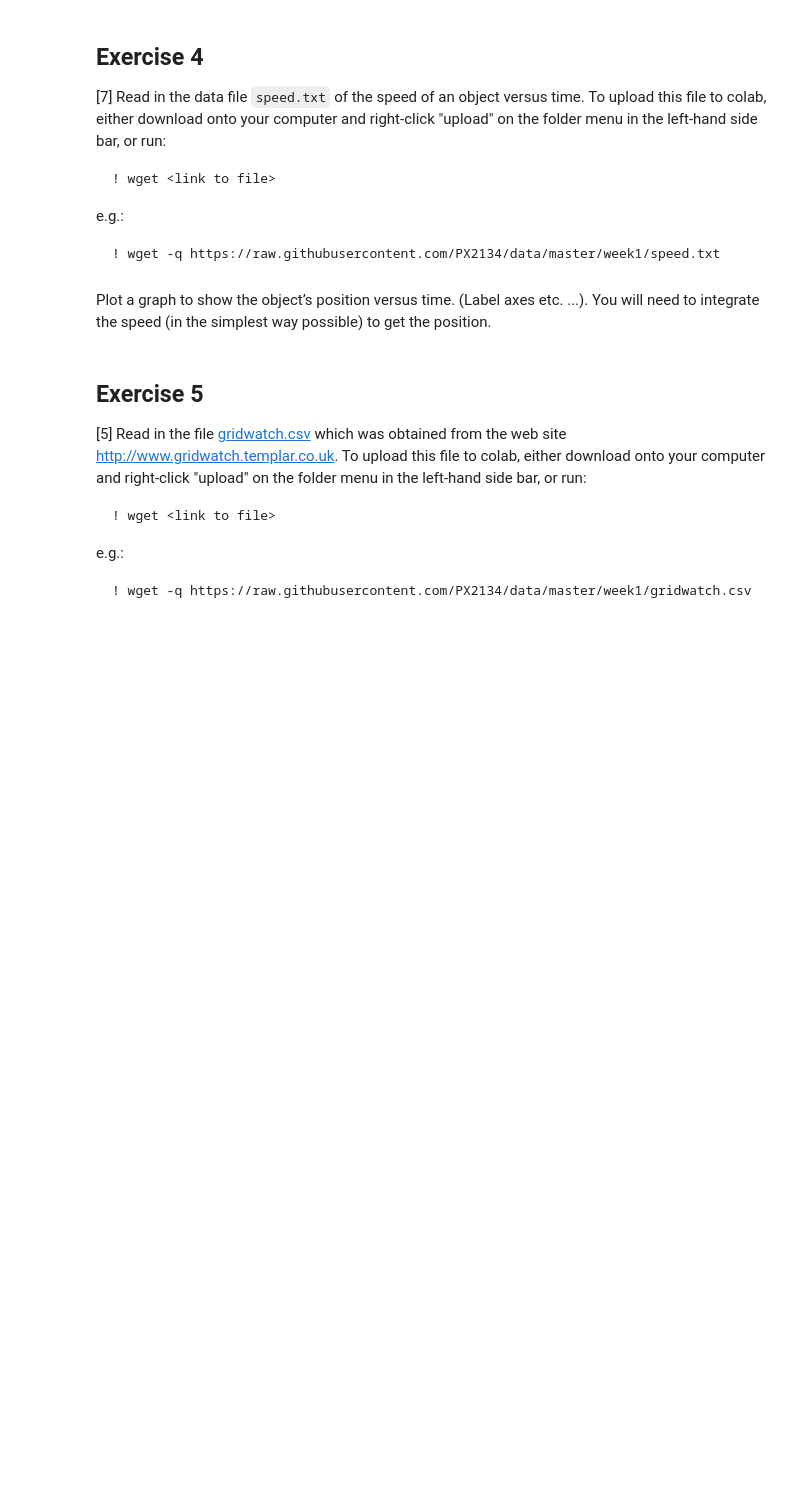
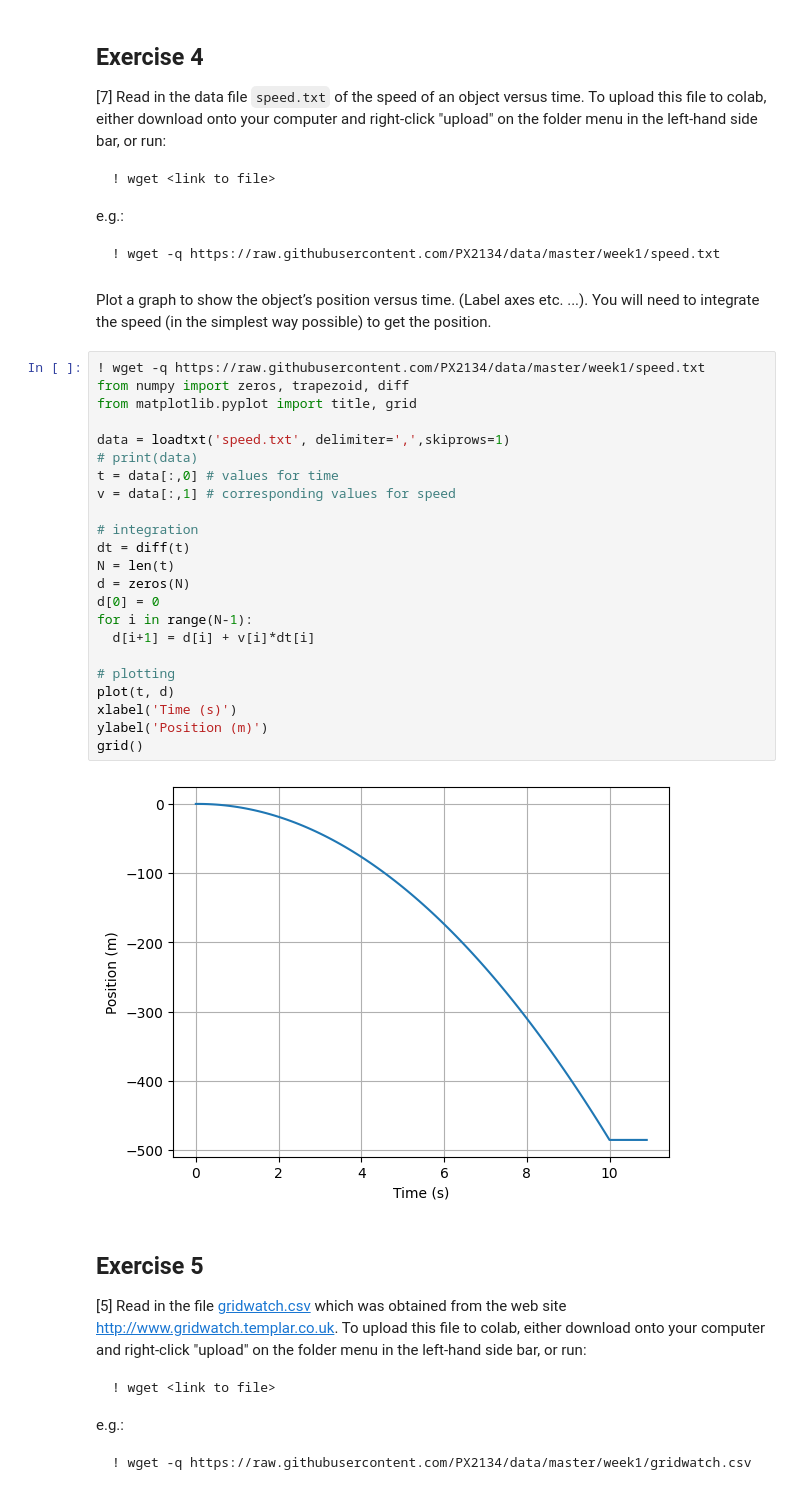
Before and after one commit to PX2145-2025/week-1-b-Morgan-Howard-Reuben, a Jupyter notebook: Revisions.ipynb, the cells around one changed output. Drawn from its saved outputs; the diff is of its cells as text; blank space fills up the shorter version.

````diff
--- a/Revisions.ipynb
+++ b/Revisions.ipynb
@@ -457,6 +457,31 @@ e.g.:
 ```
 # %% [markdown]
 Plot a graph to show the object’s position versus time. (Label axes etc. ...). You will need to integrate the speed (in the simplest way possible) to get the position.
+# %%
+! wget -q https://raw.githubusercontent.com/PX2134/data/master/week1/speed.txt
+from numpy import zeros, trapezoid, diff
+from matplotlib.pyplot import title, grid
+
+data = loadtxt('speed.txt', delimiter=',',skiprows=1)
+# print(data)
+t = data[:,0] # values for time
+v = data[:,1] # corresponding values for speed
+
+# integration
+dt = diff(t)
+N = len(t)
+d = zeros(N)
+d[0] = 0
+for i in range(N-1):
+  d[i+1] = d[i] + v[i]*dt[i]
+
+# plotting
+plot(t, d)
+xlabel('Time (s)')
+ylabel('Position (m)')
+grid()
+# %% [output]
+[figure, added]
 # %% [markdown]
 ## Exercise 5
 [5] Read in the file [gridwatch.csv](https://raw.githubusercontent.com/PX2134/data/master/week1/gridwatch.csv) which was obtained from the web site http://www.gridwatch.templar.co.uk. To upload this file to colab, either download onto your computer and right-click "upload" on the folder menu in the left-hand side bar, or run:
````
